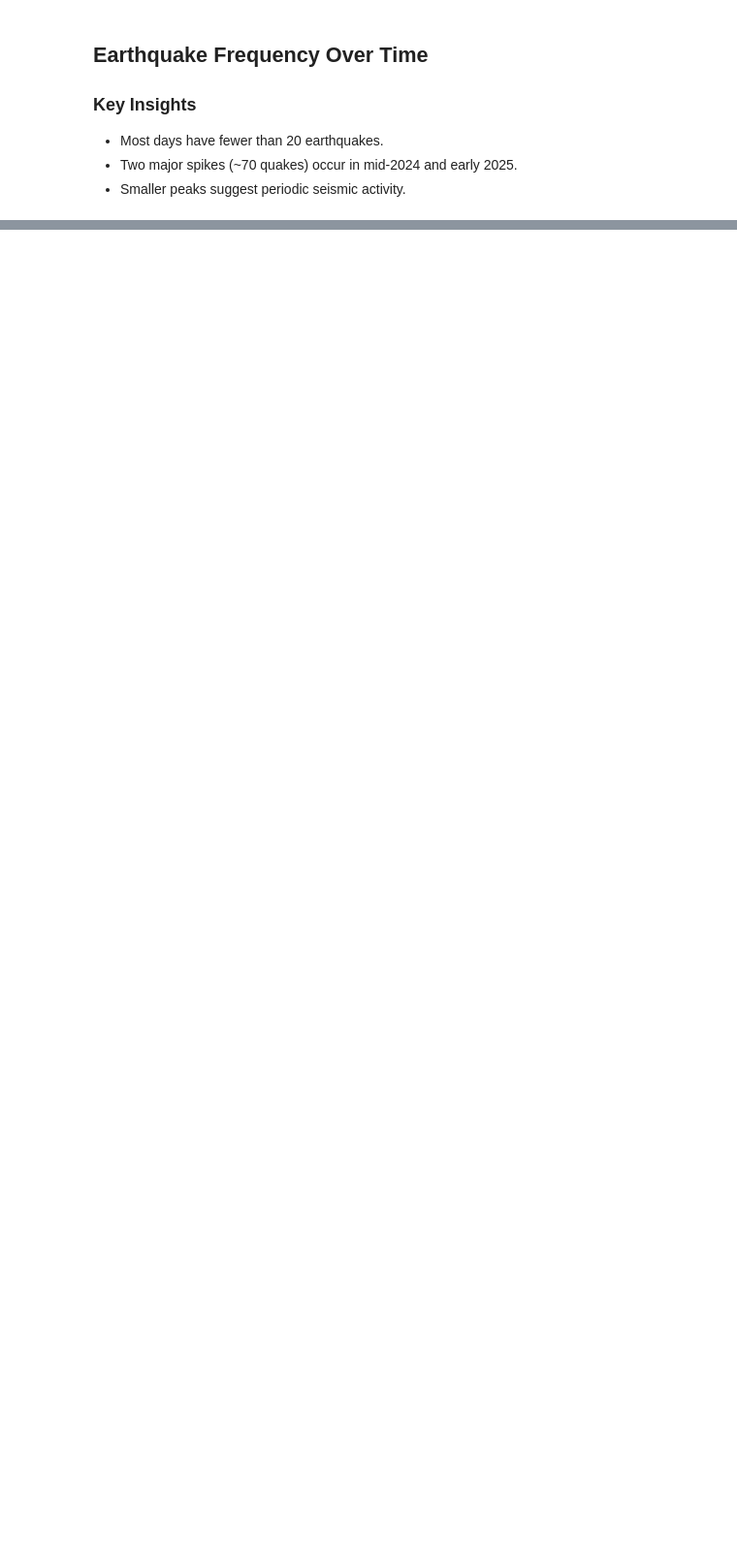
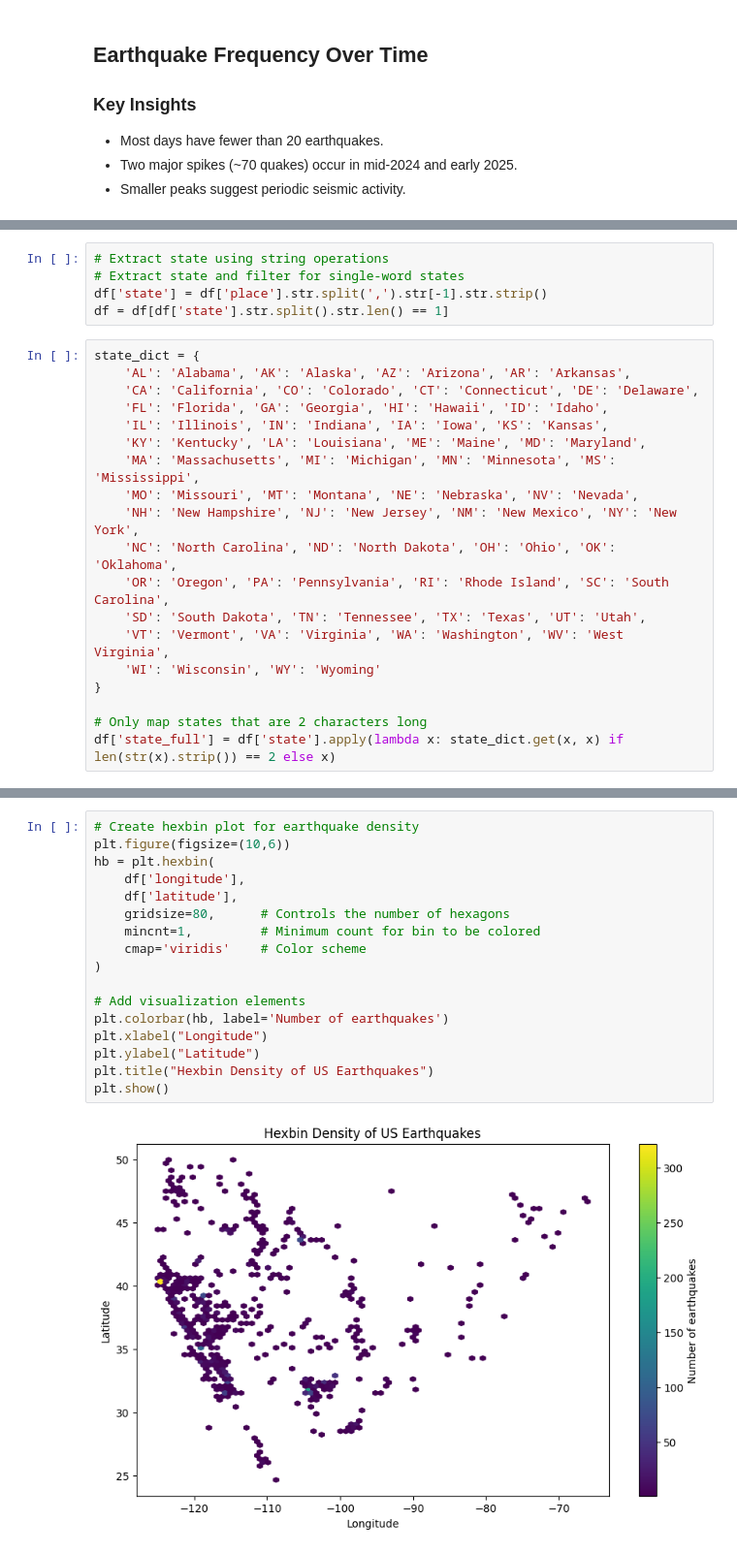
Before and after one commit to ritesh3280/CMSC320_Final_Project, a Jupyter notebook: Checkpoint2.ipynb, the cells around one changed output, grey strips where cells are left out. Shown at 97% size. Saved outputs shown, nothing was run; the diff lists cells and outputs as text; blank space fills up the shorter version.

```diff
--- a/Checkpoint2.ipynb
+++ b/Checkpoint2.ipynb
@@ -149,0 +151,24 @@ plt.show()
+# %%
+# Extract state using string operations
+# Extract state and filter for single-word states
+df['state'] = df['place'].str.split(',').str[-1].str.strip()
+df = df[df['state'].str.split().str.len() == 1]
+# %%
+state_dict = {
+    'AL': 'Alabama', 'AK': 'Alaska', 'AZ': 'Arizona', 'AR': 'Arkansas',
+    'CA': 'California', 'CO': 'Colorado', 'CT': 'Connecticut', 'DE': 'Delaware',
+    'FL': 'Florida', 'GA': 'Georgia', 'HI': 'Hawaii', 'ID': 'Idaho',
+    'IL': 'Illinois', 'IN': 'Indiana', 'IA': 'Iowa', 'KS': 'Kansas',
+    'KY': 'Kentucky', 'LA': 'Louisiana', 'ME': 'Maine', 'MD': 'Maryland',
+    'MA': 'Massachusetts', 'MI': 'Michigan', 'MN': 'Minnesota', 'MS': 'Mississippi',
+    'MO': 'Missouri', 'MT': 'Montana', 'NE': 'Nebraska', 'NV': 'Nevada',
+    'NH': 'New Hampshire', 'NJ': 'New Jersey', 'NM': 'New Mexico', 'NY': 'New York',
+    'NC': 'North Carolina', 'ND': 'North Dakota', 'OH': 'Ohio', 'OK': 'Oklahoma',
+    'OR': 'Oregon', 'PA': 'Pennsylvania', 'RI': 'Rhode Island', 'SC': 'South Carolina',
+    'SD': 'South Dakota', 'TN': 'Tennessee', 'TX': 'Texas', 'UT': 'Utah',
+    'VT': 'Vermont', 'VA': 'Virginia', 'WA': 'Washington', 'WV': 'West Virginia',
+    'WI': 'Wisconsin', 'WY': 'Wyoming'
+}
+
+# Only map states that are 2 characters long
+df['state_full'] = df['state'].apply(lambda x: state_dict.get(x, x) if len(str(x).strip()) == 2 else x)
@@ -149,0 +299,19 @@ plt.show()
+# %%
+# Create hexbin plot for earthquake density
+plt.figure(figsize=(10,6))
+hb = plt.hexbin(
+    df['longitude'],
+    df['latitude'],
+    gridsize=80,      # Controls the number of hexagons
+    mincnt=1,         # Minimum count for bin to be colored
+    cmap='viridis'    # Color scheme
+)
+
+# Add visualization elements
+plt.colorbar(hb, label='Number of earthquakes')
+plt.xlabel("Longitude")
+plt.ylabel("Latitude")
+plt.title("Hexbin Density of US Earthquakes")
+plt.show()
+# %% [output]
+[figure, added]
```
Also changed, not shown: parts of 7 cells of this notebook, 1 other file.
